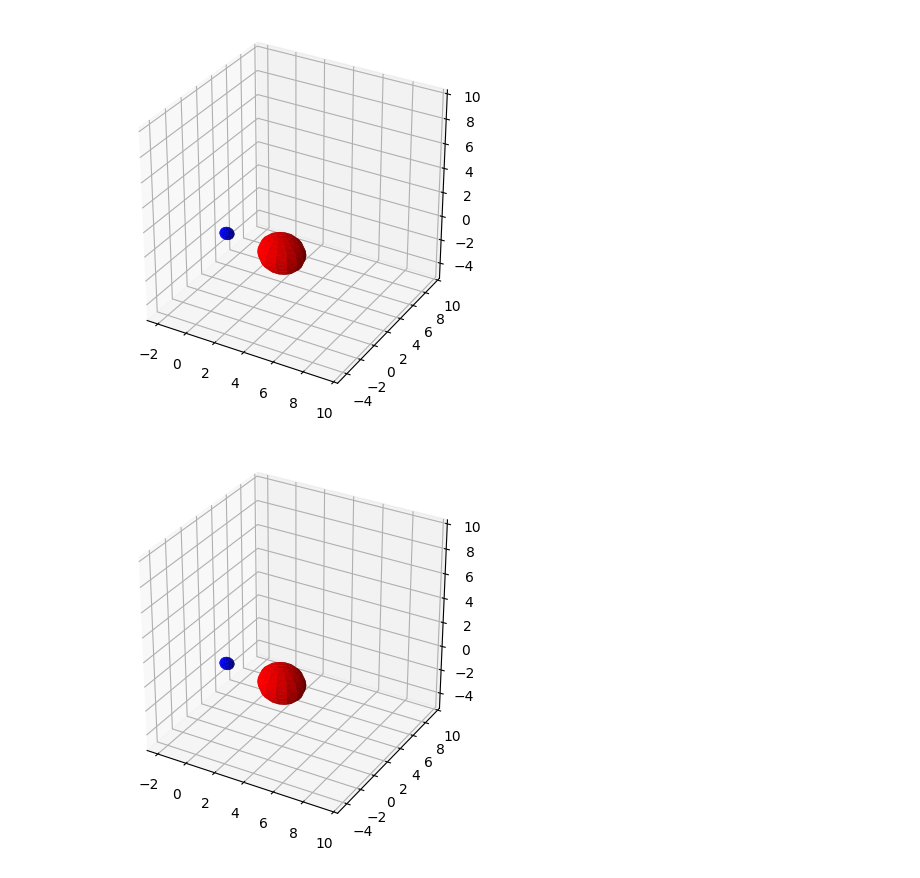
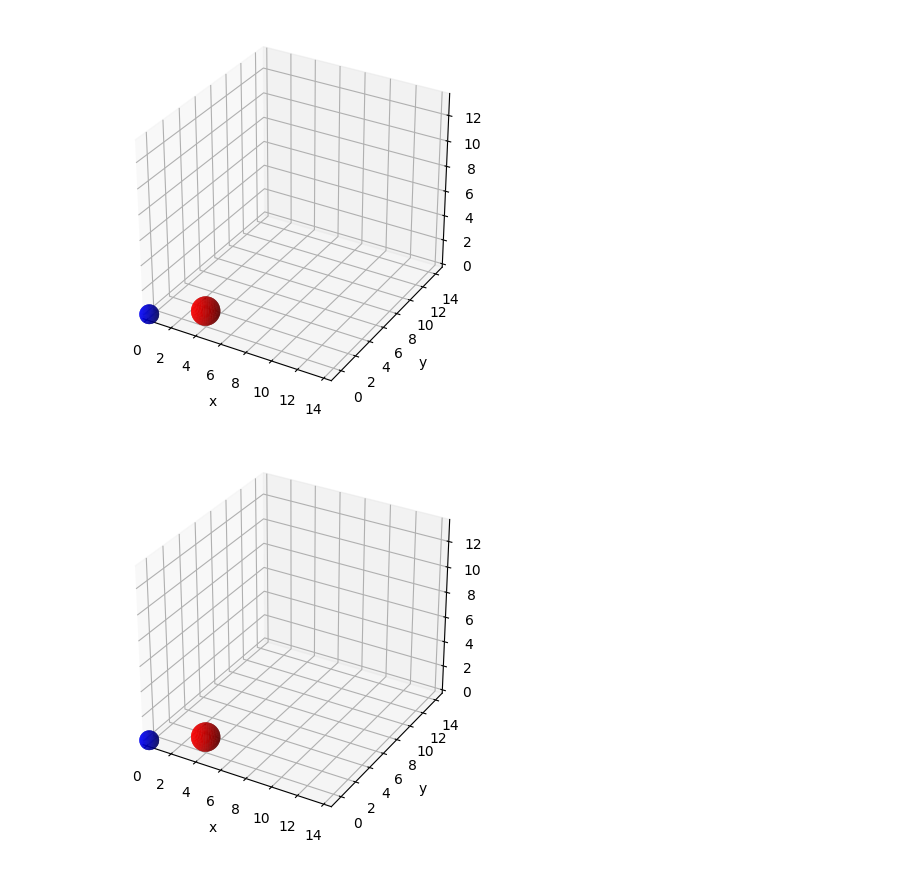
Before and after one commit to kinimodsi/Projects, a Jupyter notebook: GravitySim/GravitySim-3D/GravitySim_3d_sim.ipynb, the cells around one changed output. Drawn from its saved outputs; the diff is of its cells as text; code cells hidden in the pictures.

```diff
--- a/GravitySim/GravitySim-3D/GravitySim_3d_sim.ipynb
+++ b/GravitySim/GravitySim-3D/GravitySim_3d_sim.ipynb
@@ -135,20 +154,35 @@ t = sol.t
 #snapshot:
 fig = plt.figure()
 ax = fig.add_subplot(111, projection='3d',aspect='equal')
+def calc_min_max(V_1,V_2):
+    return min(min(V_1),min(V_2)), max(max(V_1),max(V_2))
+def axis_length(V_1,V_2):
+    l=calc_min_max(V_1,V_2)[1]-calc_min_max(V_1,V_2)[0]
+    return l
+x_lims = calc_min_max(x_1,x_2)
+y_lims = calc_min_max(y_1,y_2)
+z_lims = calc_min_max(z_1,z_2)
+x_length = axis_length(x_1,x_2)
+y_length = axis_length(y_1,y_2)
+z_length = axis_length(z_1,z_2)
+
 def def_axis():
-    ax.set_box_aspect([1, 1, 1])
-    ax.set_xlim(-2.5, 10)
-    ax.set_ylim(-5, 10)
-    ax.set_zlim(-5, 10)
+    ax.set_xlim(x_lims)
+    ax.set_ylim(y_lims)
+    ax.set_zlim(z_lims)
+    ax.set_xlabel('x')
+    ax.set_ylabel('y')
+    ax.set_zlabel('z')
+    ax.set_box_aspect([x_length,y_length,z_length])
 def_axis()
 
-s_1= m_1/max([m_1,m_2])*1.5
-s_2= m_2/max([m_1,m_2])*1.5
+s_1= (m_1/max([m_1,m_2]))**(1/3)*1
+s_2= (m_2/max([m_1,m_2]))**(1/3)*1
 
 
 
-u = np.linspace(0, 2 * np.pi, 15)
-v = np.linspace(0, np.pi, 15)
+u = np.linspace(0, 2 * np.pi, sphere_verts)
+v = np.linspace(0, np.pi, sphere_verts)
 x_sphere1 = s_1 * np.outer(np.cos(u), np.sin(v))
 y_sphere1 = s_1 * np.outer(np.sin(u), np.sin(v))
 z_sphere1 = s_1 * np.outer(np.ones(np.size(u)), np.cos(v))
@@ -157,35 +191,44 @@ sphere1 = ax.plot_surface(x_sphere1+ x_1_0, y_sphere1+ y_1_0, z_sphere1+ z_1_0,
 x_sphere2 = s_2 * np.outer(np.cos(u), np.sin(v))
 y_sphere2 = s_2 * np.outer(np.sin(u), np.sin(v))
 z_sphere2 = s_2 * np.outer(np.ones(np.size(u)), np.cos(v))
 sphere2 = ax.plot_surface(x_sphere2+ x_2_0, y_sphere2+ y_2_0, z_sphere2+ z_2_0, color='r')
 plt.show()
 plt.savefig('gravity_sim_3d.png')
 plt.close()
 
 #animation:
 
 fig = plt.figure()
 ax = fig.add_subplot(111, projection='3d',aspect='equal')
 def_axis()
 
+def check_coll(x_1,x_2,y_1,y_2,z_1,z_2):
+    if np.sqrt((x_2-x_1)**2+(y_2-y_1)**2+(z_2-z_1)**2) < s_1+s_2:
+        return True
+    else:
+        return False
 
 def animate(i):
     ax.clear()
     def_axis()
     px_1 = x_1[i]
     px_2 = x_2[i]
     py_1 = y_1[i]
     py_2 = y_2[i]
     pz_1 = z_1[i]
     pz_2 = z_2[i]
+    ax.plot(x_1[:i+1], y_1[:i+1], z_1[:i+1], color='b',alpha=0.5)
+    ax.plot(x_2[:i+1], y_2[:i+1], z_2[:i+1], color='r',alpha=0.5)
+    if check_coll(x_1[i],x_2[i],y_1[i],y_2[i],z_1[i],z_2[i]):
+        ax.text(0, 0, 0, "Collision", color='black', fontsize=20)
 
     sphere1 = ax.plot_surface(x_sphere1 + px_1, y_sphere1 + py_1, z_sphere1 + pz_1, color='b')
     sphere2 = ax.plot_surface(x_sphere2 + px_2, y_sphere2 + py_2, z_sphere2 + pz_2, color='r')
 
 ani = animation.FuncAnimation(fig, animate, frames=len(t))
-ani.save('gravity_sim_3d.gif', writer='pillow', fps=FPS)
+ani.save('gravity_sim_3d.gif', writer='pillow', fps=fps)
 # %% [output]
-[figure, old version]
+[figure, new version]
-[figure, old version]
+[figure, new version]
 # %%
 #test comment
```
Also changed, not shown: parts of 1 cell of this notebook.
